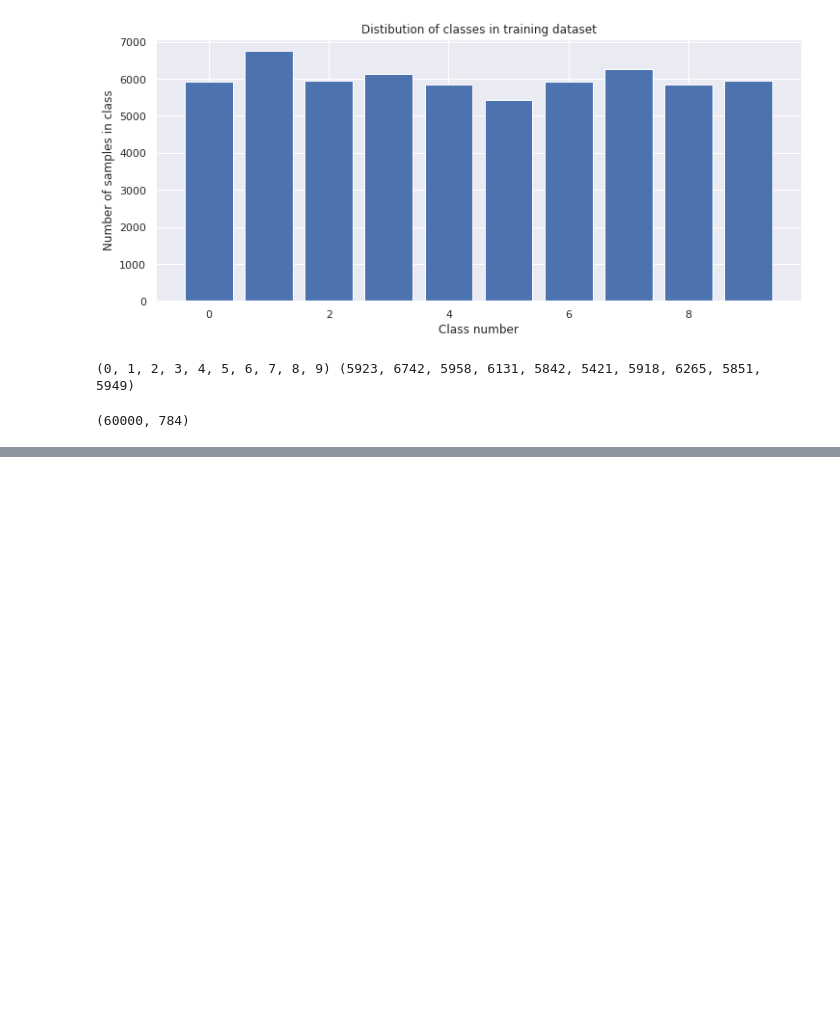
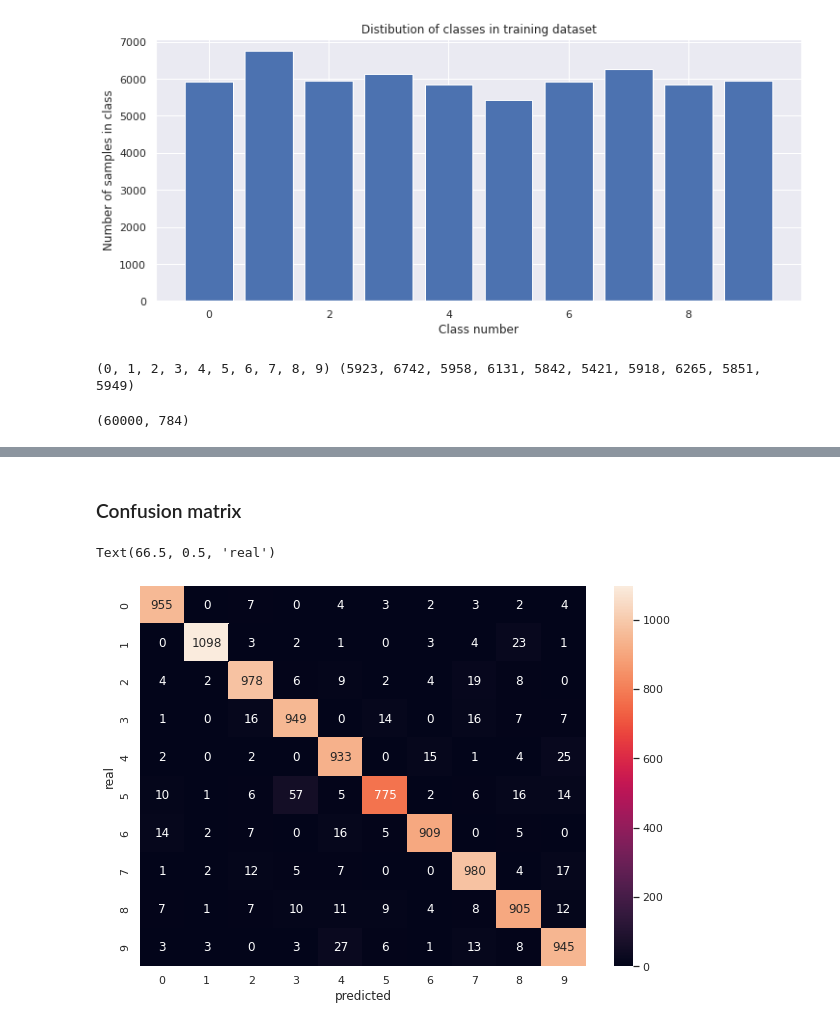
Before and after one commit to tegerte/1, a Jupyter notebook: mnist.ipynb, the cells around one changed output, grey strips where cells are left out. Cells and saved outputs as stored; diff of their text form; code cells hidden in the pictures; blank space fills up the shorter version.

```diff
--- a/mnist.ipynb
+++ b/mnist.ipynb
@@ -187,9 +187,14 @@ prediction for input is:[5]
+# %% [markdown]
+### Confusion matrix
 # %%
-# y_pred = model.predict(X_test)
-# y_pred_labels= [np.argmax(i) for i in y_pred]
-# #print(y_test[:5])
-# cm = tf.math.confusion_matrix(labels=y_test_raw, predictions=y_pred_labels)
-# plt.figure(figsize=(10,7))
-# sb.heatmap(cm,annot=True, fmt='d');
-# plt.xlabel('predicted')
-# plt.ylabel('real')
+y_pred = model.predict(X_test)
+y_pred_labels= [np.argmax(i) for i in y_pred]
+#print(y_test[:5])
+cm = tf.math.confusion_matrix(labels=y_test_raw, predictions=y_pred_labels)
+plt.figure(figsize=(10,7))
+sb.heatmap(cm,annot=True, fmt='d');
+plt.xlabel('predicted')
+plt.ylabel('real')
+# %% [output]
+Text(66.5, 0.5, 'real')
+[figure, added]
```
Also changed, not shown: parts of 5 cells of this notebook.
